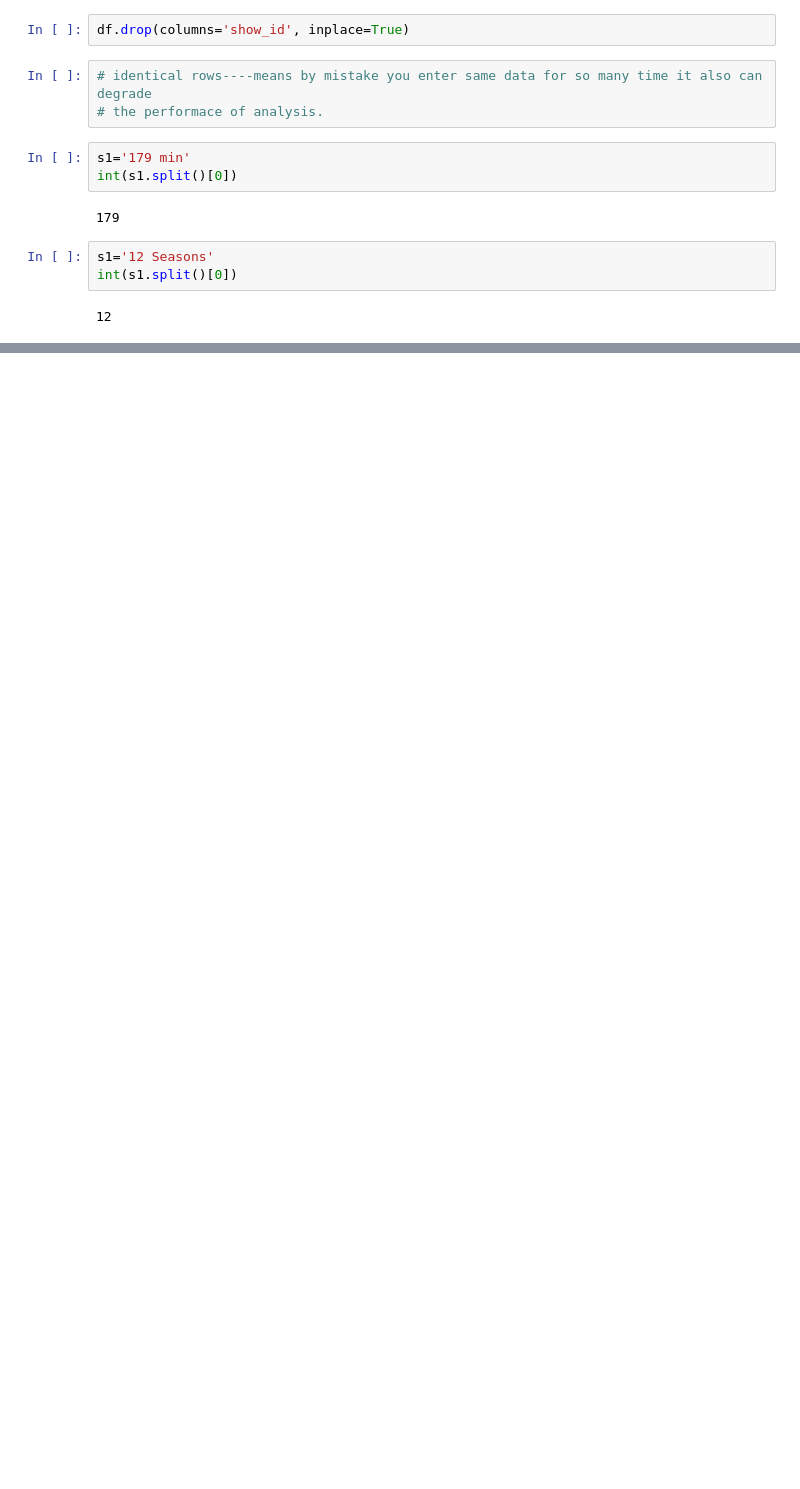
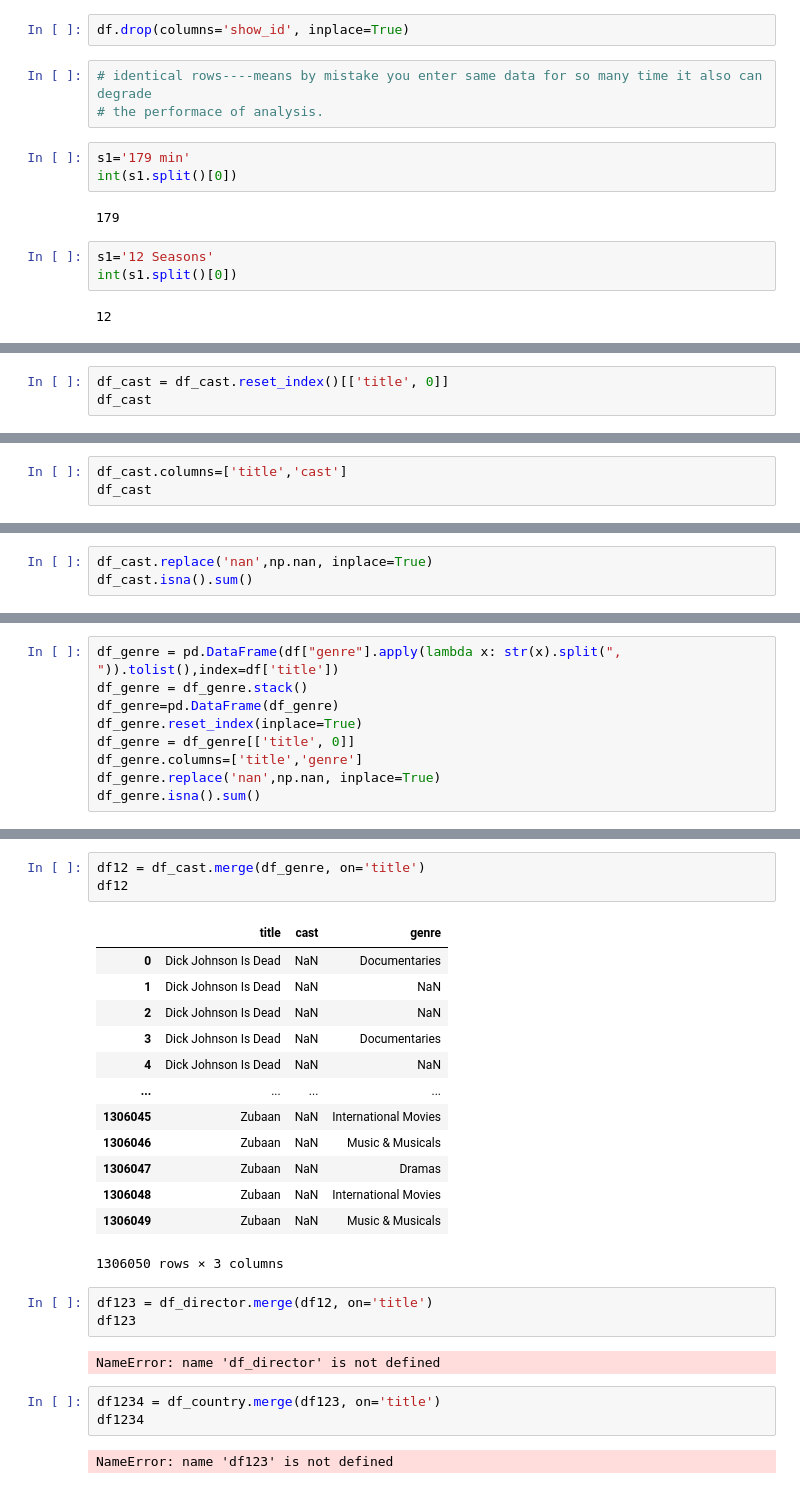
Before and after one commit to ParasGupta-BCA/SkillCircle_Python, a Jupyter notebook: Basic-Python/Project/Netflix_EDA.ipynb, the cells around one changed output, grey strips where cells are left out. Cells and saved outputs as stored; diff of their text form; blank space fills up the shorter version.

```diff
--- a/Basic-Python/Project/Netflix_EDA.ipynb
+++ b/Basic-Python/Project/Netflix_EDA.ipynb
@@ -67,0 +185,3 @@ NameError: name 'df' is not defined
+# %%
+df_cast = df_cast.reset_index()[['title', 0]]
+df_cast
@@ -67,0 +202,3 @@ NameError: name 'df' is not defined
+# %%
+df_cast.columns=['title','cast']
+df_cast
@@ -67,0 +219,3 @@ NameError: name 'df' is not defined
+# %%
+df_cast.replace('nan',np.nan, inplace=True)
+df_cast.isna().sum()
@@ -67,0 +228,9 @@ NameError: name 'df' is not defined
+# %%
+df_genre = pd.DataFrame(df["genre"].apply(lambda x: str(x).split(", ")).tolist(),index=df['title'])
+df_genre = df_genre.stack()
+df_genre=pd.DataFrame(df_genre)
+df_genre.reset_index(inplace=True)
+df_genre = df_genre[['title', 0]]
+df_genre.columns=['title','genre']
+df_genre.replace('nan',np.nan, inplace=True)
+df_genre.isna().sum()
@@ -67,0 +260,27 @@ NameError: name 'df' is not defined
+# %%
+df12 = df_cast.merge(df_genre, on='title')
+df12
+# %% [output]
+|  | title | cast | genre |
+| 0 | Dick Johnson Is Dead | NaN | Documentaries |
+| 1 | Dick Johnson Is Dead | NaN | NaN |
+| 2 | Dick Johnson Is Dead | NaN | NaN |
+| 3 | Dick Johnson Is Dead | NaN | Documentaries |
+| 4 | Dick Johnson Is Dead | NaN | NaN |
+| ... | ... | ... | ... |
+| 1306045 | Zubaan | NaN | International Movies |
+| 1306046 | Zubaan | NaN | Music & Musicals |
+| 1306047 | Zubaan | NaN | Dramas |
+| 1306048 | Zubaan | NaN | International Movies |
+| 1306049 | Zubaan | NaN | Music & Musicals |
+1306050 rows × 3 columns
+# %%
+df123 = df_director.merge(df12, on='title')
+df123
+# %% [output]
+NameError: name 'df_director' is not defined
+# %%
+df1234 = df_country.merge(df123, on='title')
+df1234
+# %% [output]
+NameError: name 'df123' is not defined
```
Also changed, not shown: parts of 25 cells of this notebook, 1 other file.
